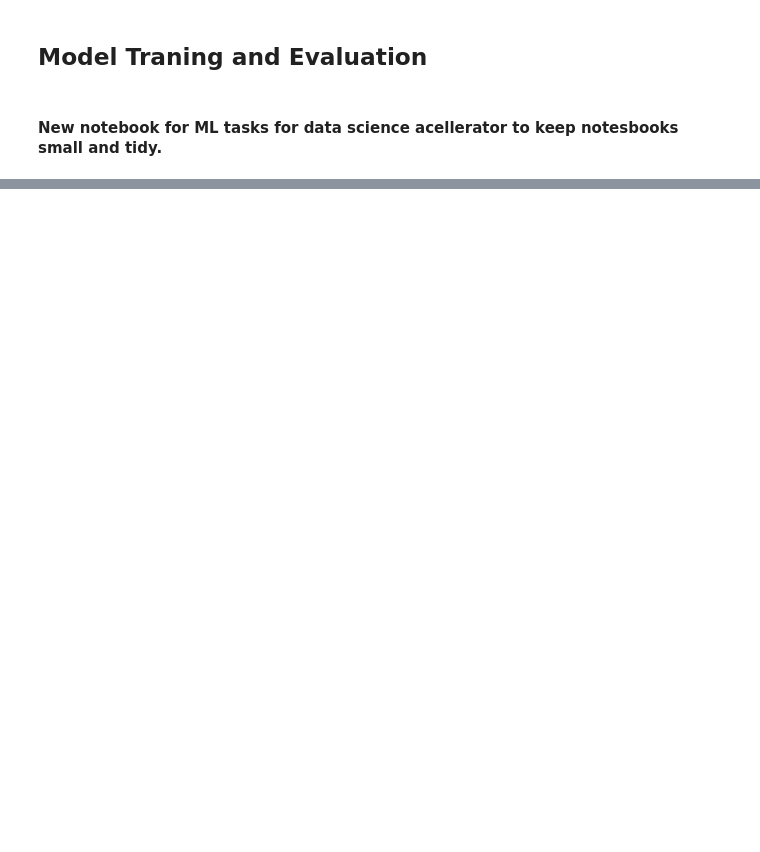
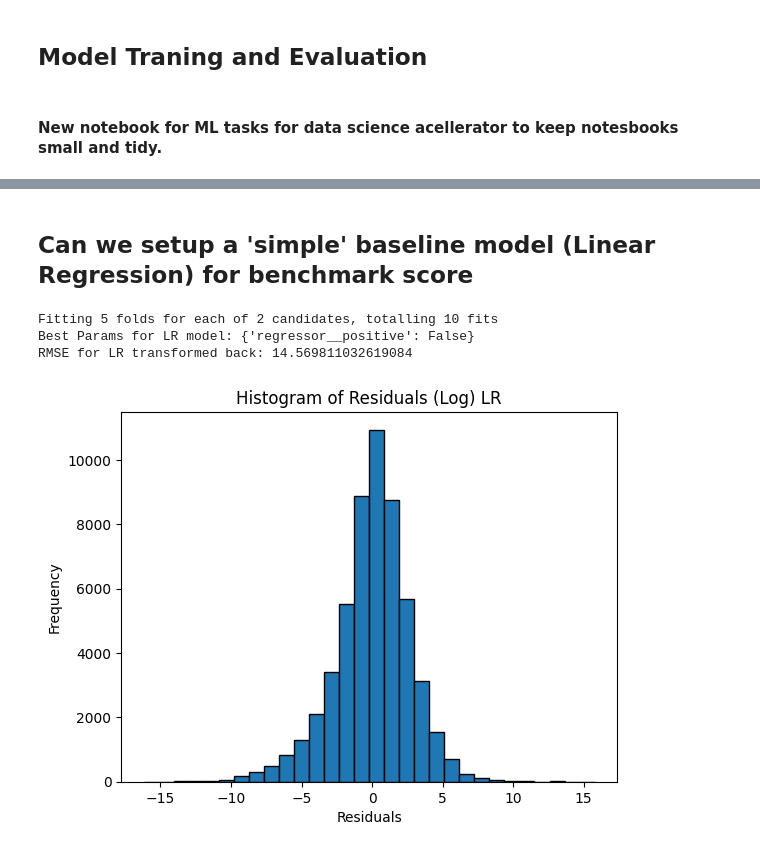
Before and after one commit to danielcoles1989/dc_accelerator, a Jupyter notebook: notebook_ml.ipynb, the cells around one changed output, grey strips where cells are left out. Drawn from its saved outputs; the diff is of its cells as text; code cells hidden in the pictures; blank space fills up the shorter version.

Commit message:
Added models (3) started to comapare folds

```diff
--- a/notebook_ml.ipynb
+++ b/notebook_ml.ipynb
@@ -43,0 +67,4 @@ dtype: int64
+# %%
+# drop nulls due to sparcity (some countries have too little data to impute/ffill)
+df = df.dropna()
+df.shape
@@ -44,4 +82,7 @@ dtype: int64
 # %%
-# split into train test to prevent 'leaky data' once filling nulls
-X
-X_train, X_test, y_train, y_test = train_test_split()
+# split into train test
+X = df[['gdp_o', 'gdp_d', 'pop_o', 'pop_d', 'gdp_per_cap_o', 'distw_harmonic', 'fta_wto', 'wto_o']]
+y = df['tradeflow_baci']
+X_train, X_test, y_train, y_test = train_test_split(X, y, test_size=0.2, random_state=42)
+# %% [markdown]
+## Can we setup a 'simple' baseline model (Linear Regression) for benchmark score
@@ -47,0 +92,67 @@ X_train, X_test, y_train, y_test = train_test_split()
+# %%
+# create a simple LR pipeline
+lr_pipeline = Pipeline(
+    steps=[
+        ('scaler', StandardScaler()),
+        ('regressor', LinearRegression())
+    ]
+)
+
+# simple gridcv params
+params = {
+    'regressor__positive': [True, False]
+}
+
+# run grid search
+lr_grid = GridSearchCV(
+    estimator= lr_pipeline,
+    param_grid=params,
+    n_jobs=2,
+    scoring='neg_mean_squared_error',
+    cv=5,
+    verbose=1
+)
+
+#fit/run gridsearch
+lr_grid.fit(X_train, y_train)
+
+# fit predict and measure best model
+best_lr_model = lr_grid.best_estimator_
+y_pred = best_lr_model.predict(X_test)
+rmse = root_mean_squared_error(y_test, y_pred)
+results_models.append('Linear Regression')
+results_rmse.append(rmse)
+
+print(f'Best Params for LR model: {lr_grid.best_params_}')
+print(f'RMSE for LR transformed back: {np.exp(rmse)}')
+# %% [output]
+Fitting 5 folds for each of 2 candidates, totalling 10 fits
+Best Params for LR model: {'regressor__positive': False}
+RMSE for LR transformed back: 14.569811032619084
+# %%
+def check_residuals(y_test, y_pred, title_suffix: str = None):
+    """
+    Prints a histogram of a regression model's residuals during training.
+
+    Parameters:
+    model: The trained regression model.
+
+    Returns:
+    A histogram of the residuals.
+    """
+
+    # Get the residuals
+
+
+    residuals = y_test - y_pred
+
+    # Histogram of the Residuals
+    plt.hist(residuals, bins=30, edgecolor='k')
+    plt.xlabel('Residuals')
+    plt.ylabel('Frequency')
+    plt.title(f'Histogram of Residuals (Log){' ' + title_suffix if title_suffix else ''}')
+    return plt.show()
+# %%
+check_residuals(y_test, y_pred, 'LR')
+# %% [output]
+[figure, added]
```
Also changed, not shown: parts of 17 cells of this notebook.
